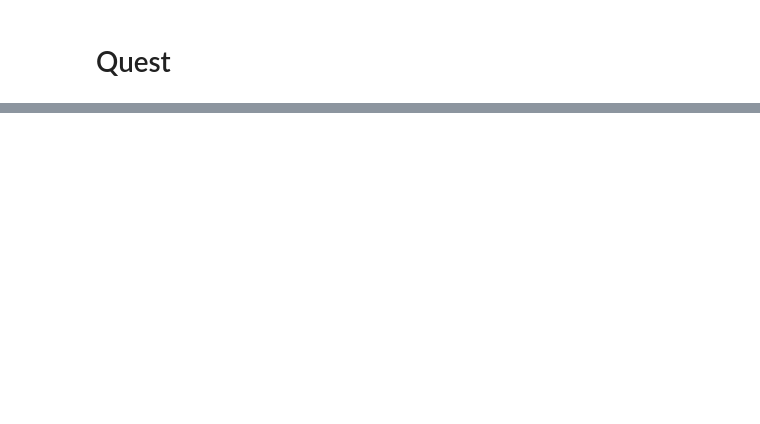
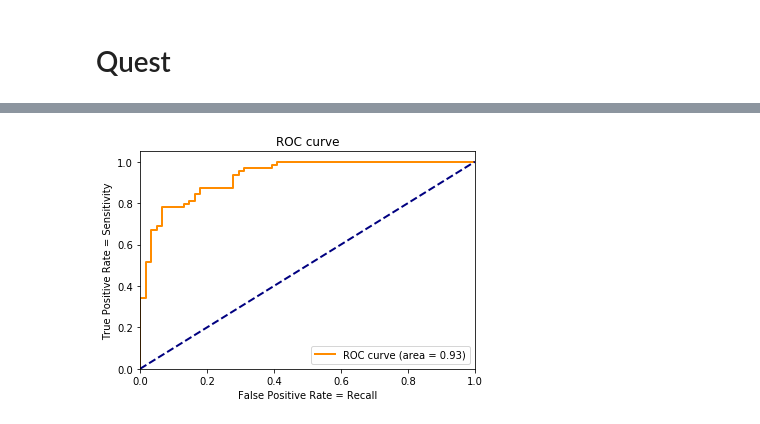
Before and after one commit to g1e222/Jiwon_GH_Quest, a Jupyter notebook: Jiwon_Quest9.ipynb, the cells around one changed output, grey strips where cells are left out. Saved outputs shown, nothing was run; the diff lists cells and outputs as text; code cells hidden in the pictures; blank space fills up the shorter version.

```diff
--- a/Jiwon_Quest9.ipynb
+++ b/Jiwon_Quest9.ipynb
@@ -225,0 +97,14 @@ plt.show()
+# %%
+X_texture = X[:, 1].reshape(-1,1)
+y = (y==0).astype(np.int)
+
+model = LogisticRegression().fit(X_texture,y)
+y_pred = model.predict(X_texture)
+y_score = model.decision_function(X_texture)  # decision_function(): 판별함수 값 계산
+# f_value(계산된 판별함수 값)가 양수이면 y=1, 음수이면 y=0으로 분류
+
+# 데이터프레임 형태로 확인해 보자
+df = pd.DataFrame(np.vstack([y_score, y_pred, y]).T,
+                  columns=["y_score", "y_pred", "y"])
+df = df.sort_values("y_score", ascending=False).reset_index(drop=True)
+display(df.head(), df.tail())
@@ -225,0 +124,31 @@ plt.show()
+# %%
+X_texture, y = make_classification(n_samples=500, n_features=2, n_informative=2, n_redundant=0)
+X_train, X_test, y_train, y_test = train_test_split(X_texture, y)
+
+# model = LogisticRegression()
+
+y_score = model.fit(X_train, y_train).decision_function(X_test)
+
+# decision_function()을 사용할 수 없는 모델의 경우 y_score 대신 predict_proba()로 확률값을 구해줌
+# probs = model.predict_proba(X_test)
+# keep probabilities for the positive outcome only
+# probs = probs[:, 1] # 0,1 중 1로 분류될 확률
+
+# calculate AUC
+roc_auc = roc_auc_score(y_test, y_score)
+
+# calculate roc curve
+fpr, tpr, thresholds = roc_curve(y_test, y_score)
+
+plt.figure()
+plt.plot(fpr, tpr, lw=2, color='darkorange', label='ROC curve (area = %0.2f)' % roc_auc)
+plt.plot([0, 1], [0, 1], color='navy', lw=2, linestyle='--')
+plt.xlim([0.0, 1.0])
+plt.ylim([0.0, 1.05])
+plt.xlabel('False Positive Rate = Recall')
+plt.ylabel('True Positive Rate = Sensitivity')
+plt.title('ROC curve')
+plt.legend(loc="lower right")
+plt.show()
+# %% [output]
+[figure, added]
```
Also changed, not shown: parts of 20 cells of this notebook, 1 other file.
